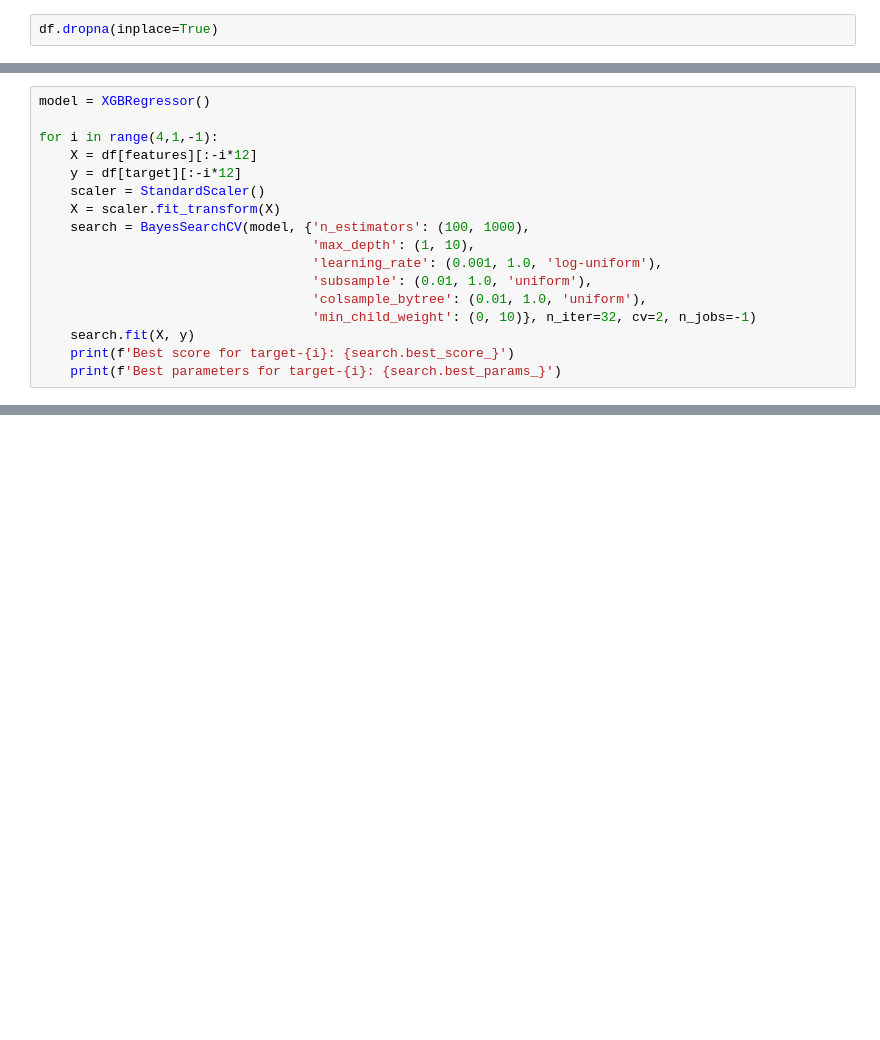
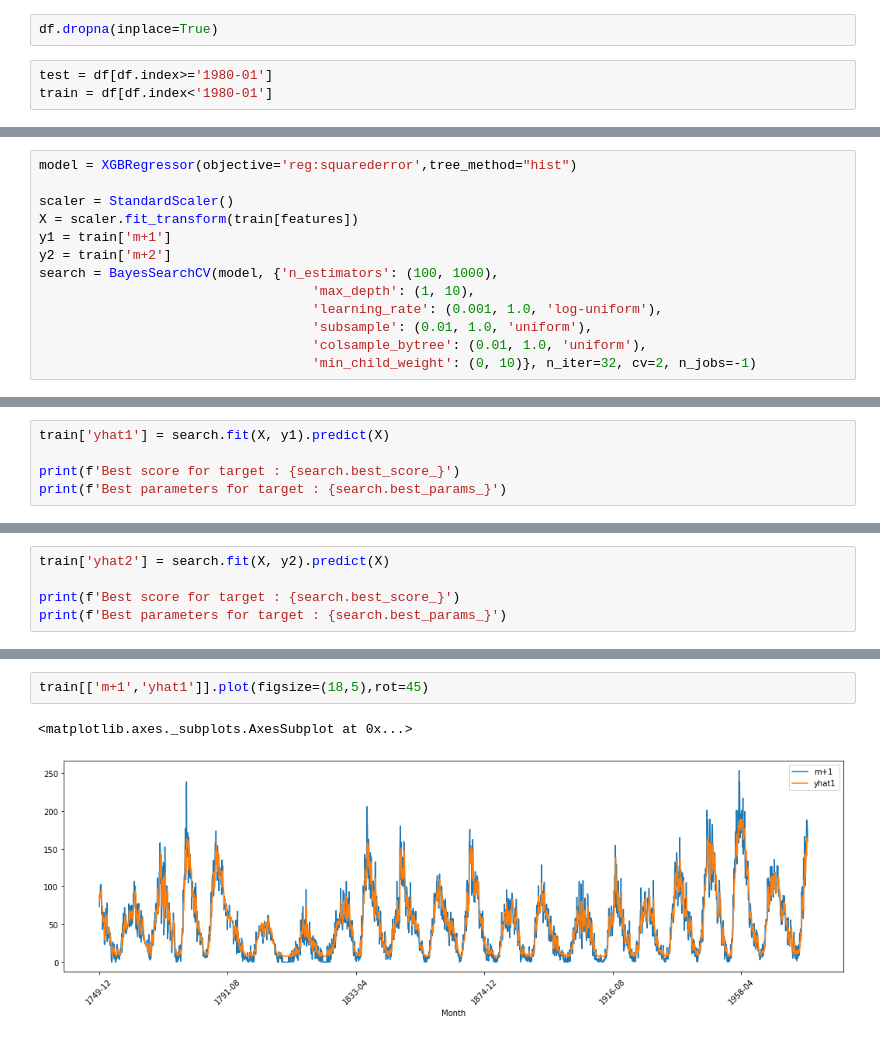
Before and after one commit to HerbertMariano/time-series-forecasting, a Jupyter notebook: mancha_solar.ipynb, the cells around one changed output, grey strips where cells are left out. Saved outputs shown, nothing was run; the diff lists cells and outputs as text; blank space fills up the shorter version.

```diff
--- a/mancha_solar.ipynb
+++ b/mancha_solar.ipynb
@@ -28,2 +79,5 @@ for i in range(1,3):
 # %%
 df.dropna(inplace=True)
+# %%
+test = df[df.index>='1980-01']
+train = df[df.index<'1980-01']
@@ -30,17 +102,13 @@ df.dropna(inplace=True)
 # %%
-model = XGBRegressor()
+model = XGBRegressor(objective='reg:squarederror',tree_method="hist")
 
-for i in range(4,1,-1):
-    X = df[features][:-i*12]
-    y = df[target][:-i*12]
-    scaler = StandardScaler()
-    X = scaler.fit_transform(X)
-    search = BayesSearchCV(model, {'n_estimators': (100, 1000),
+scaler = StandardScaler()
+X = scaler.fit_transform(train[features])
+y1 = train['m+1']
+y2 = train['m+2']
+search = BayesSearchCV(model, {'n_estimators': (100, 1000),
                                    'max_depth': (1, 10),
                                    'learning_rate': (0.001, 1.0, 'log-uniform'),
                                    'subsample': (0.01, 1.0, 'uniform'),
                                    'colsample_bytree': (0.01, 1.0, 'uniform'),
                                    'min_child_weight': (0, 10)}, n_iter=32, cv=2, n_jobs=-1)
-    search.fit(X, y)
-    print(f'Best score for target-{i}: {search.best_score_}')
-    print(f'Best parameters for target-{i}: {search.best_params_}')
@@ -53,0 +115,5 @@ Best parameters for target-2: OrderedDict([('colsample_bytree', 0.89590659282869
+# %%
+train['yhat1'] = search.fit(X, y1).predict(X)
+
+print(f'Best score for target : {search.best_score_}')
+print(f'Best parameters for target : {search.best_params_}')
@@ -53,0 +128,5 @@ Best parameters for target-2: OrderedDict([('colsample_bytree', 0.89590659282869
+# %%
+train['yhat2'] = search.fit(X, y2).predict(X)
+
+print(f'Best score for target : {search.best_score_}')
+print(f'Best parameters for target : {search.best_params_}')
@@ -53,0 +147,5 @@ Best parameters for target-2: OrderedDict([('colsample_bytree', 0.89590659282869
+# %%
+train[['m+1','yhat1']].plot(figsize=(18,5),rot=45)
+# %% [output]
+<matplotlib.axes._subplots.AxesSubplot at 0x...>
+[figure, added]
```
Also changed, not shown: parts of 16 cells of this notebook.
